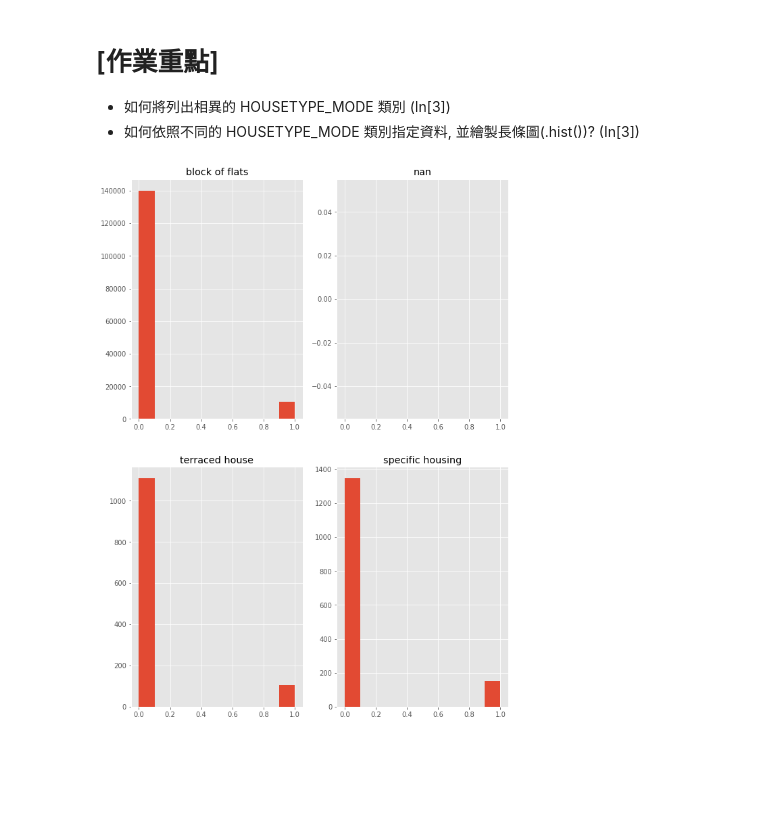
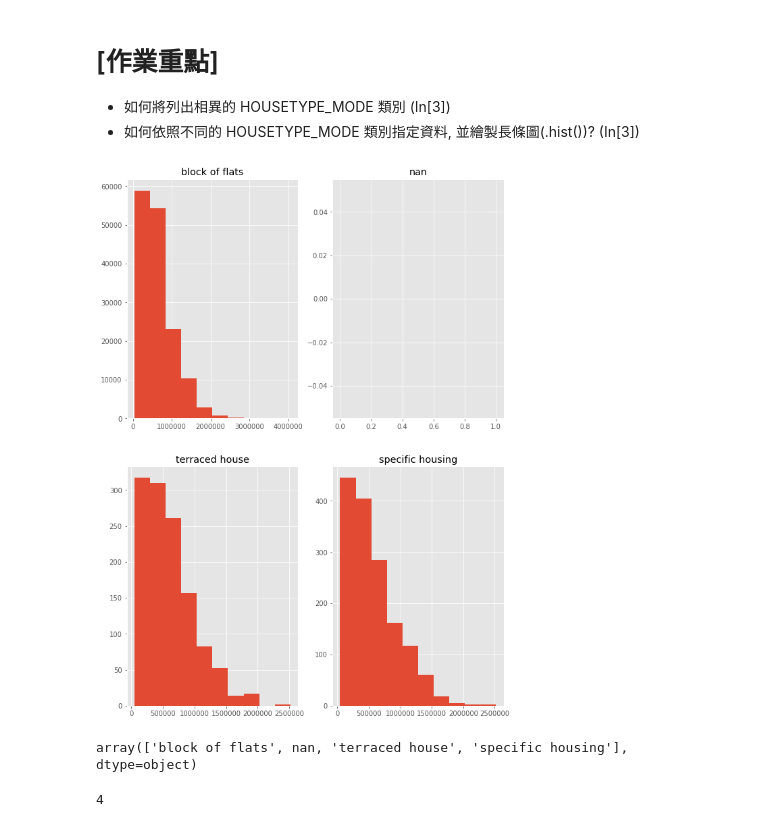
Before and after one commit to psop/2nd-ML100Days, a Jupyter notebook: homework/Day_014_HW.ipynb, the cells around one changed output. Cells and saved outputs as stored; diff of their text form; code cells hidden in the pictures; blank space fills up the shorter version.

```diff
--- a/homework/Day_014_HW.ipynb
+++ b/homework/Day_014_HW.ipynb
@@ -146,17 +146,26 @@ plt.show()
 # %%
 # 使用不同的 HOUSETYPE_MODE 類別繪製圖形, 並使用 subplot 排版
 
 unique_house_type = app_train['HOUSETYPE_MODE'].unique()
 
 nrows = len(unique_house_type)
 ncols = nrows // 2
 
 plt.figure(figsize=(10,30))
 for i in range(len(unique_house_type)):
     plt.subplot(nrows, ncols, i+1)
-    app_train.loc[app_train['HOUSETYPE_MODE'] == unique_house_type[i],'TARGET'].hist()
+    app_train.loc[app_train['HOUSETYPE_MODE'] == unique_house_type[i],'AMT_CREDIT'].hist()
 
     plt.title(str(unique_house_type[i]))
 plt.show()
 # %% [output]
-[figure, old version]
+[figure, new version]
+# %%
+unique_house_type = app_train['HOUSETYPE_MODE'].unique()
+unique_house_type
+# %% [output]
+array(['block of flats', nan, 'terraced house', 'specific housing'], dtype=object)
+# %%
+len(unique_house_type)
+# %% [output]
+4
```
